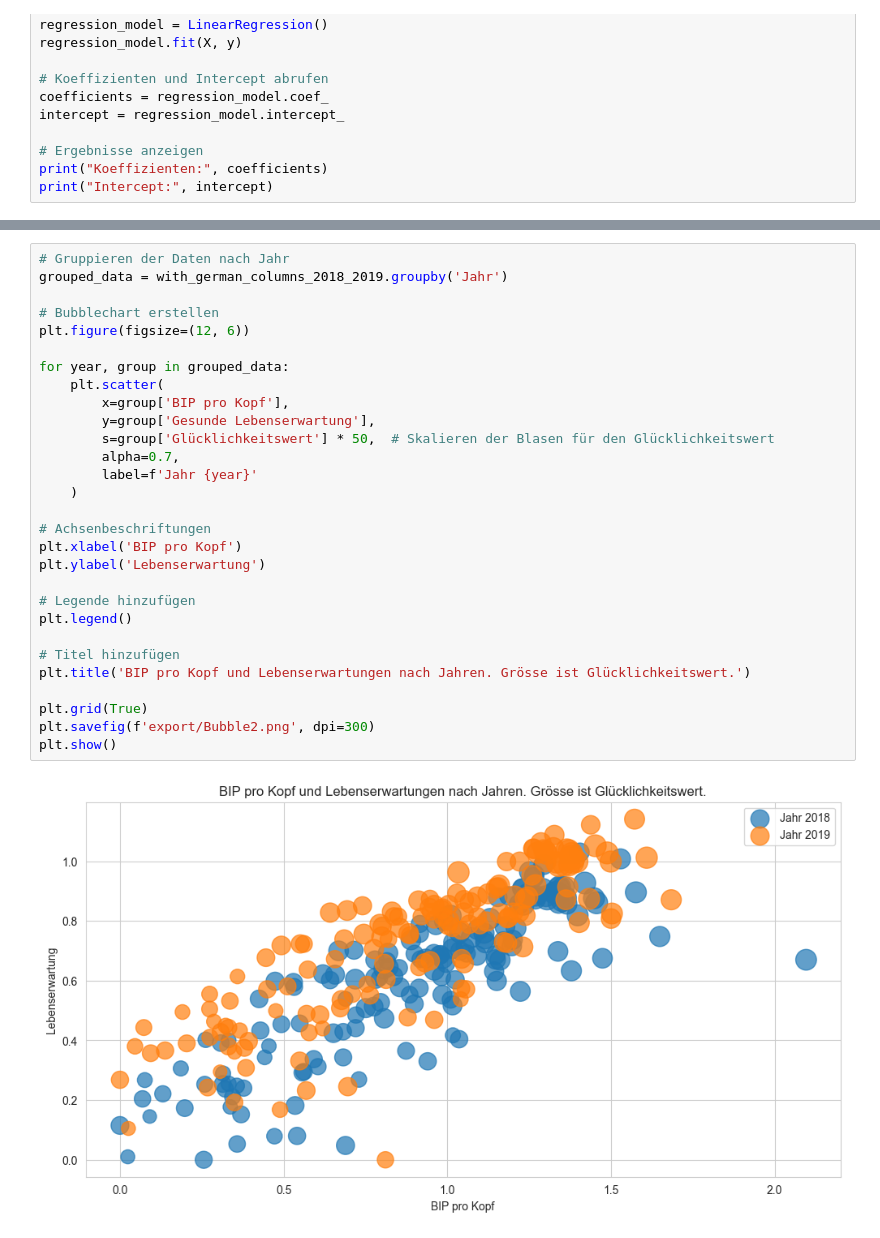
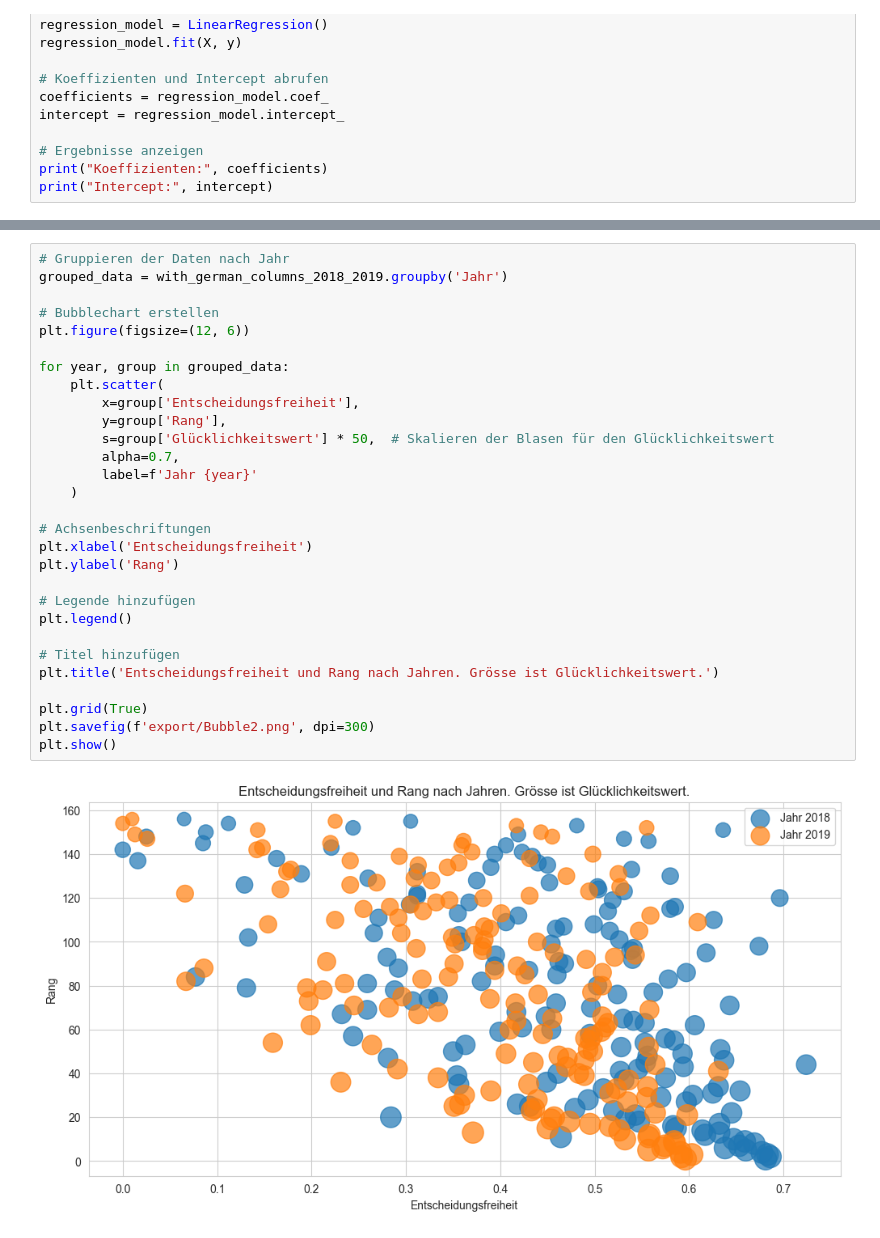
Before and after one commit to StefanDataCraft/Praxis_DV_1, a Jupyter notebook: 2018_2019.ipynb, the cells around one changed output, grey strips where cells are left out. Saved outputs shown, nothing was run; the diff lists cells and outputs as text.

```diff
--- a/2018_2019.ipynb
+++ b/2018_2019.ipynb
@@ -405,31 +440,31 @@ plt.show()
 # %%
 # Gruppieren der Daten nach Jahr
 grouped_data = with_german_columns_2018_2019.groupby('Jahr')
 
 # Bubblechart erstellen
 plt.figure(figsize=(12, 6))
 
 for year, group in grouped_data:
     plt.scatter(
-        x=group['BIP pro Kopf'],
-        y=group['Gesunde Lebenserwartung'],
+        x=group['Entscheidungsfreiheit'],
+        y=group['Rang'],
         s=group['Glücklichkeitswert'] * 50,  # Skalieren der Blasen für den Glücklichkeitswert
         alpha=0.7,
         label=f'Jahr {year}'
     )
 
 # Achsenbeschriftungen
-plt.xlabel('BIP pro Kopf')
-plt.ylabel('Lebenserwartung')
+plt.xlabel('Entscheidungsfreiheit')
+plt.ylabel('Rang')
 
 # Legende hinzufügen
 plt.legend()
 
 # Titel hinzufügen
-plt.title('BIP pro Kopf und Lebenserwartungen nach Jahren. Grösse ist Glücklichkeitswert.')
+plt.title('Entscheidungsfreiheit und Rang nach Jahren. Grösse ist Glücklichkeitswert.')
 
 plt.grid(True)
 plt.savefig(f'export/Bubble2.png', dpi=300)
 plt.show()
 # %% [output]
-[figure, old version]
+[figure, new version]
```
Also changed, not shown: parts of 3 cells of this notebook, 5 other files.
